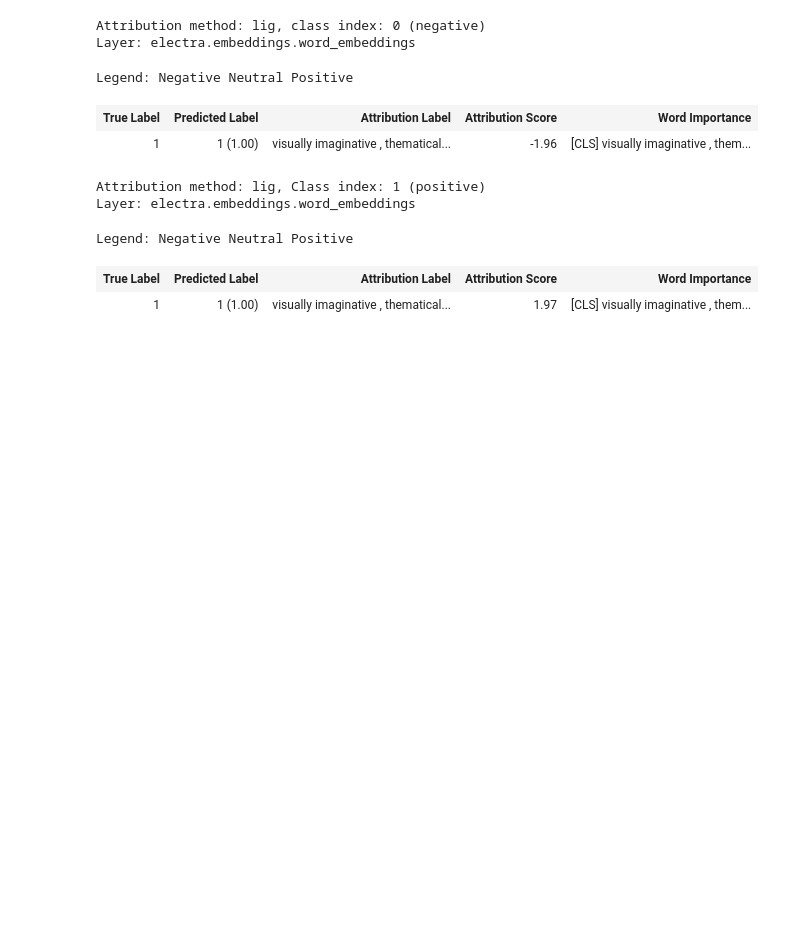
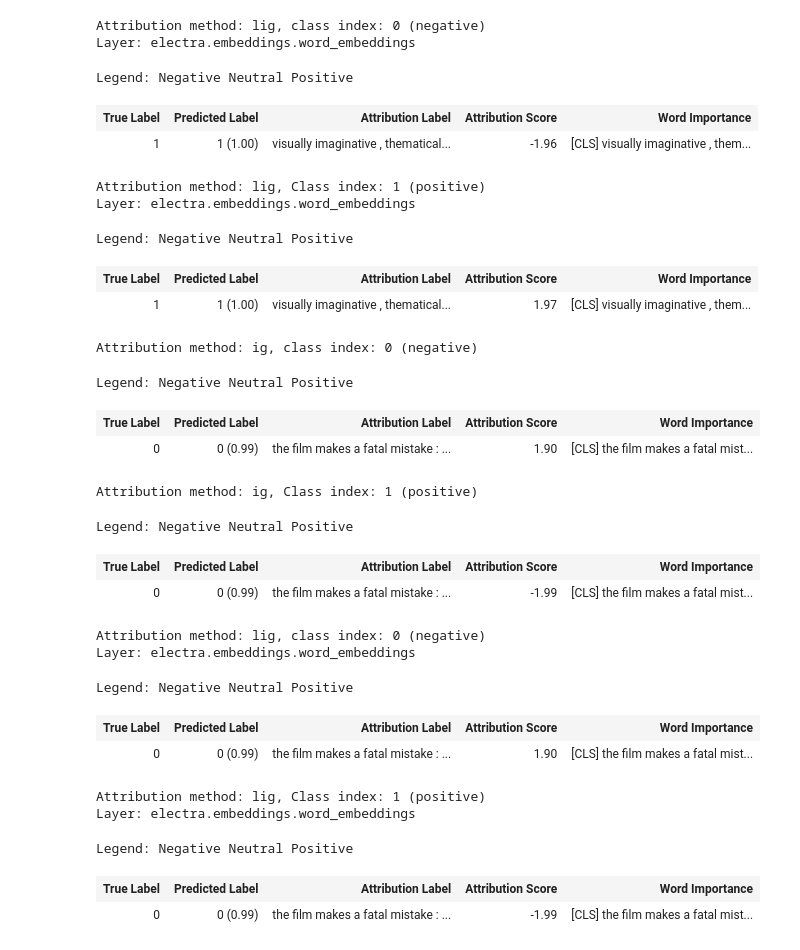
Before and after one commit to lordtt13/transformers-experiments, a Jupyter notebook: Custom Tasks/finetune_electra_and_intrepret_with_integrated_gradients.ipynb, the cells around one changed output. Cells and saved outputs as stored; diff of their text form; code cells hidden in the pictures; blank space fills up the shorter version.

Commit message:
viz negative example
Signed-off-by: lordtt13 <thakurtanmay72@yahoo.com>

```diff
--- a/Custom Tasks/finetune_electra_and_intrepret_with_integrated_gradients.ipynb
+++ b/Custom Tasks/finetune_electra_and_intrepret_with_integrated_gradients.ipynb
@@ -696,3 +696,35 @@ Layer: electra.embeddings.word_embeddings
 Legend: Negative Neutral Positive
 | True Label | Predicted Label | Attribution Label | Attribution Score | Word Importance |
 | 1 | 1 (1.00) | visually imaginative , thematical... | 1.97 | [CLS] visually imaginative , them... |
+# %%
+# Negative
+# A correctly classified negative sample
+
+text_vis = 'the film makes a fatal mistake : it asks us to care about a young \
+man whose only apparent virtue is that he is not quite as unpleasant as some \
+of the people in his life.'
+true_label_vis = 0
+
+ig_0, ig_1 = visualize_attributions(text_vis, true_label_vis, ig, "ig")
+lig_0, lig_1 = \
+visualize_attributions(text_vis, true_label_vis, lig_we, "lig",
+                       layer_name="electra.embeddings.word_embeddings")
+# %% [output]
+Attribution method: ig, class index: 0 (negative)
+Legend: Negative Neutral Positive
+| True Label | Predicted Label | Attribution Label | Attribution Score | Word Importance |
+| 0 | 0 (0.99) | the film makes a fatal mistake : ... | 1.90 | [CLS] the film makes a fatal mist... |
+Attribution method: ig, Class index: 1 (positive)
+Legend: Negative Neutral Positive
+| True Label | Predicted Label | Attribution Label | Attribution Score | Word Importance |
+| 0 | 0 (0.99) | the film makes a fatal mistake : ... | -1.99 | [CLS] the film makes a fatal mist... |
+Attribution method: lig, class index: 0 (negative)
+Layer: electra.embeddings.word_embeddings
+Legend: Negative Neutral Positive
+| True Label | Predicted Label | Attribution Label | Attribution Score | Word Importance |
+| 0 | 0 (0.99) | the film makes a fatal mistake : ... | 1.90 | [CLS] the film makes a fatal mist... |
+Attribution method: lig, Class index: 1 (positive)
+Layer: electra.embeddings.word_embeddings
+Legend: Negative Neutral Positive
+| True Label | Predicted Label | Attribution Label | Attribution Score | Word Importance |
+| 0 | 0 (0.99) | the film makes a fatal mistake : ... | -1.99 | [CLS] the film makes a fatal mist... |
```
